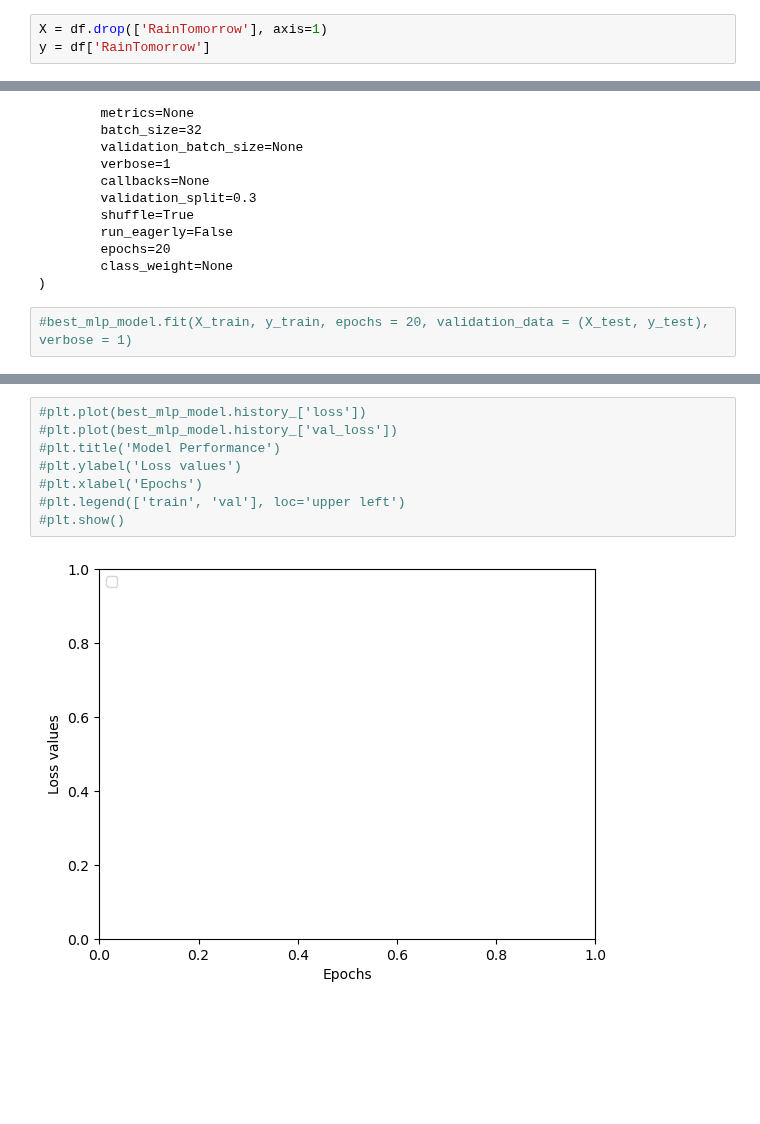
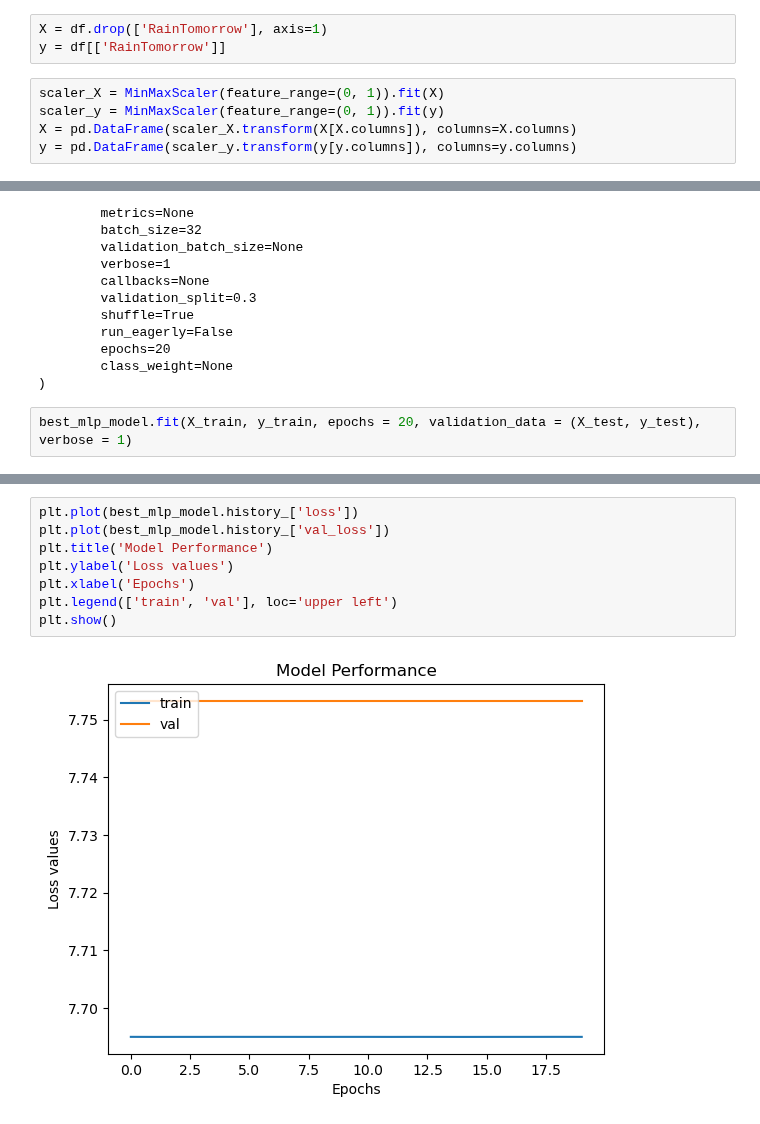
Before and after one commit to goncalobraga27/DAA, a Jupyter notebook: src/parte1/data_models/classification/neural_network.ipynb, the cells around one changed output, grey strips where cells are left out. Saved outputs shown, nothing was run; the diff lists cells and outputs as text; blank space fills up the shorter version.

```diff
--- a/src/parte1/data_models/classification/neural_network.ipynb
+++ b/src/parte1/data_models/classification/neural_network.ipynb
@@ -22,6 +22,11 @@ df.shape
 # %%
 X = df.drop(['RainTomorrow'], axis=1)
-y = df['RainTomorrow']
+y = df[['RainTomorrow']]
+# %%
+scaler_X = MinMaxScaler(feature_range=(0, 1)).fit(X)
+scaler_y = MinMaxScaler(feature_range=(0, 1)).fit(y)
+X = pd.DataFrame(scaler_X.transform(X[X.columns]), columns=X.columns)
+y = pd.DataFrame(scaler_y.transform(y[y.columns]), columns=y.columns)
 # %%
 X_train, X_test, y_train, y_test = train_test_split(X, y, test_size=0.3, random_state=2023)
 # %%
@@ -118,6 +121,6 @@ KerasClassifier(
         class_weight=None
 )
 # %%
-#best_mlp_model.fit(X_train, y_train, epochs = 20, validation_data = (X_test, y_test), verbose = 1)
+best_mlp_model.fit(X_train, y_train, epochs = 20, validation_data = (X_test, y_test), verbose = 1)
 # %% [output]
 Epoch 1/20
@@ -156,15 +159,15 @@ KerasClassifier(
         class_weight=None
 )
 # %%
-#plt.plot(best_mlp_model.history_['loss'])
-#plt.plot(best_mlp_model.history_['val_loss'])
-#plt.title('Model Performance')
-#plt.ylabel('Loss values')
-#plt.xlabel('Epochs')
-#plt.legend(['train', 'val'], loc='upper left')
-#plt.show()
+plt.plot(best_mlp_model.history_['loss'])
+plt.plot(best_mlp_model.history_['val_loss'])
+plt.title('Model Performance')
+plt.ylabel('Loss values')
+plt.xlabel('Epochs')
+plt.legend(['train', 'val'], loc='upper left')
+plt.show()
 # %% [output]
-[figure, old version]
+[figure, new version]
 # %%
 predictions = best_mlp_model.predict(X_test)
 # %% [output]
```
Also changed, not shown: parts of 8 cells of this notebook, 3 other files.
